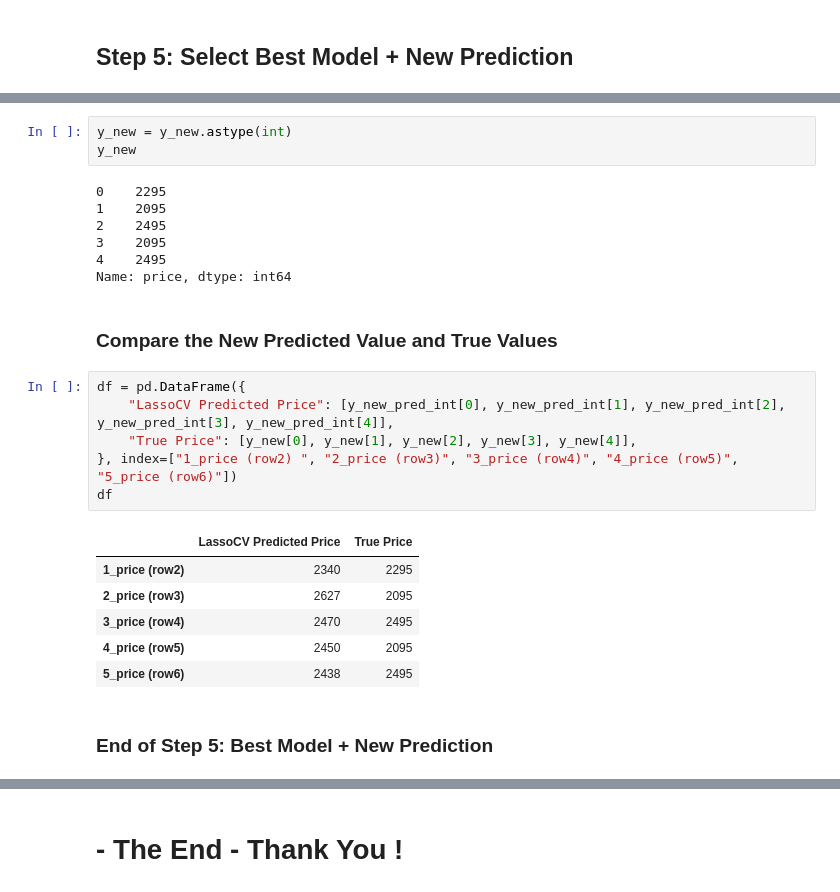
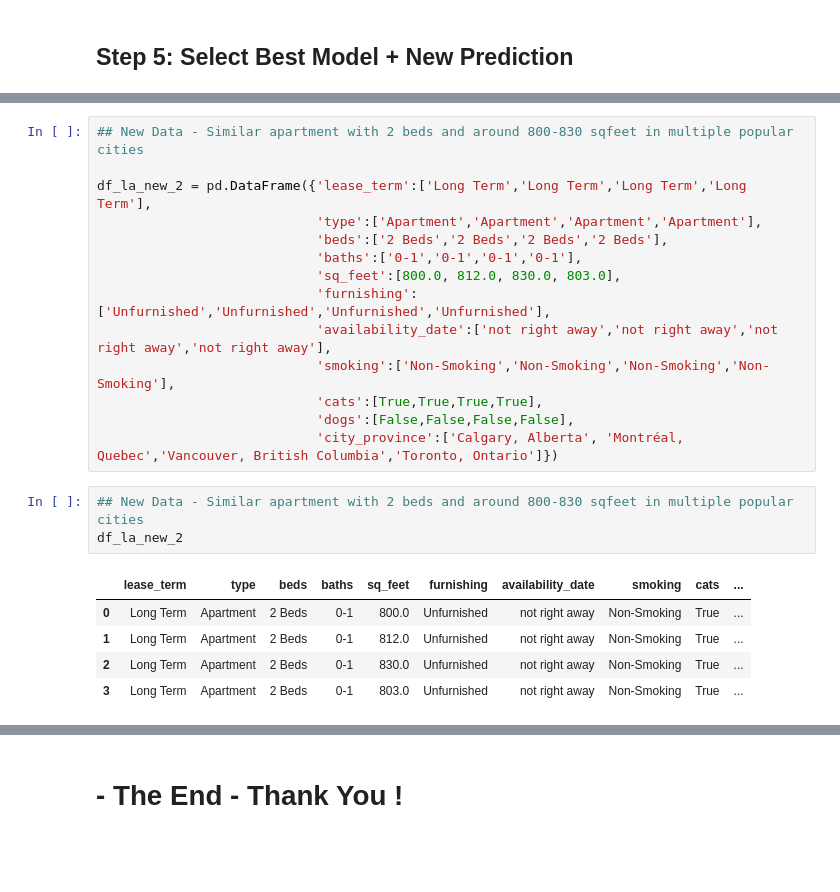
Before and after one commit to Yuen-Ling-Wong/Canada_Rental_Price_Predicton_Project.ipynb, a Jupyter notebook: Canada_Rental_Price_Predicton_Project.ipynb, the cells around one changed output, grey strips where cells are left out. Drawn from its saved outputs; the diff is of its cells as text; blank space fills up the shorter version.

Commit message:
Add files via upload
added more new prediction

```diff
--- a/Canada_Rental_Price_Predicton_Project.ipynb
+++ b/Canada_Rental_Price_Predicton_Project.ipynb
@@ -1174,27 +1066,23 @@ array([2340, 2627, 2470, 2450, 2438])
-# %%
-y_new = y_new.astype(int)
-y_new
-# %% [output]
-0    2295
-1    2095
-2    2495
-3    2095
-4    2495
-Name: price, dtype: int64
-# %% [markdown]
-### Compare the New Predicted Value and True Values
-# %%
-df = pd.DataFrame({
-    "LassoCV Predicted Price": [y_new_pred_int[0], y_new_pred_int[1], y_new_pred_int[2], y_new_pred_int[3], y_new_pred_int[4]],
-    "True Price": [y_new[0], y_new[1], y_new[2], y_new[3], y_new[4]],
-}, index=["1_price (row2) ", "2_price (row3)", "3_price (row4)", "4_price (row5)", "5_price (row6)"])
-df
-# %% [output]
-|  | LassoCV Predicted Price | True Price |
-| 1_price (row2) | 2340 | 2295 |
-| 2_price (row3) | 2627 | 2095 |
-| 3_price (row4) | 2470 | 2495 |
-| 4_price (row5) | 2450 | 2095 |
-| 5_price (row6) | 2438 | 2495 |
-# %% [markdown]
-### End of Step 5: Best Model + New Prediction
+# %%
+## New Data - Similar apartment with 2 beds and around 800-830 sqfeet in multiple popular cities
+
+df_la_new_2 = pd.DataFrame({'lease_term':['Long Term','Long Term','Long Term','Long Term'],
+                            'type':['Apartment','Apartment','Apartment','Apartment'],
+                            'beds':['2 Beds','2 Beds','2 Beds','2 Beds'],
+                            'baths':['0-1','0-1','0-1','0-1'],
+                            'sq_feet':[800.0, 812.0, 830.0, 803.0],
+                            'furnishing':['Unfurnished','Unfurnished','Unfurnished','Unfurnished'],
+                            'availability_date':['not right away','not right away','not right away','not right away'],
+                            'smoking':['Non-Smoking','Non-Smoking','Non-Smoking','Non-Smoking'],
+                            'cats':[True,True,True,True],
+                            'dogs':[False,False,False,False],
+                            'city_province':['Calgary, Alberta', 'Montréal, Quebec','Vancouver, British Columbia','Toronto, Ontario']})
+# %%
+## New Data - Similar apartment with 2 beds and around 800-830 sqfeet in multiple popular cities
+df_la_new_2
+# %% [output]
+|  | lease_term | type | beds | baths | sq_feet | furnishing | availability_date | smoking | cats | ... |
+| 0 | Long Term | Apartment | 2 Beds | 0-1 | 800.0 | Unfurnished | not right away | Non-Smoking | True | ... |
+| 1 | Long Term | Apartment | 2 Beds | 0-1 | 812.0 | Unfurnished | not right away | Non-Smoking | True | ... |
+| 2 | Long Term | Apartment | 2 Beds | 0-1 | 830.0 | Unfurnished | not right away | Non-Smoking | True | ... |
+| 3 | Long Term | Apartment | 2 Beds | 0-1 | 803.0 | Unfurnished | not right away | Non-Smoking | True | ... |
```
Also changed, not shown: parts of 65 cells of this notebook.
